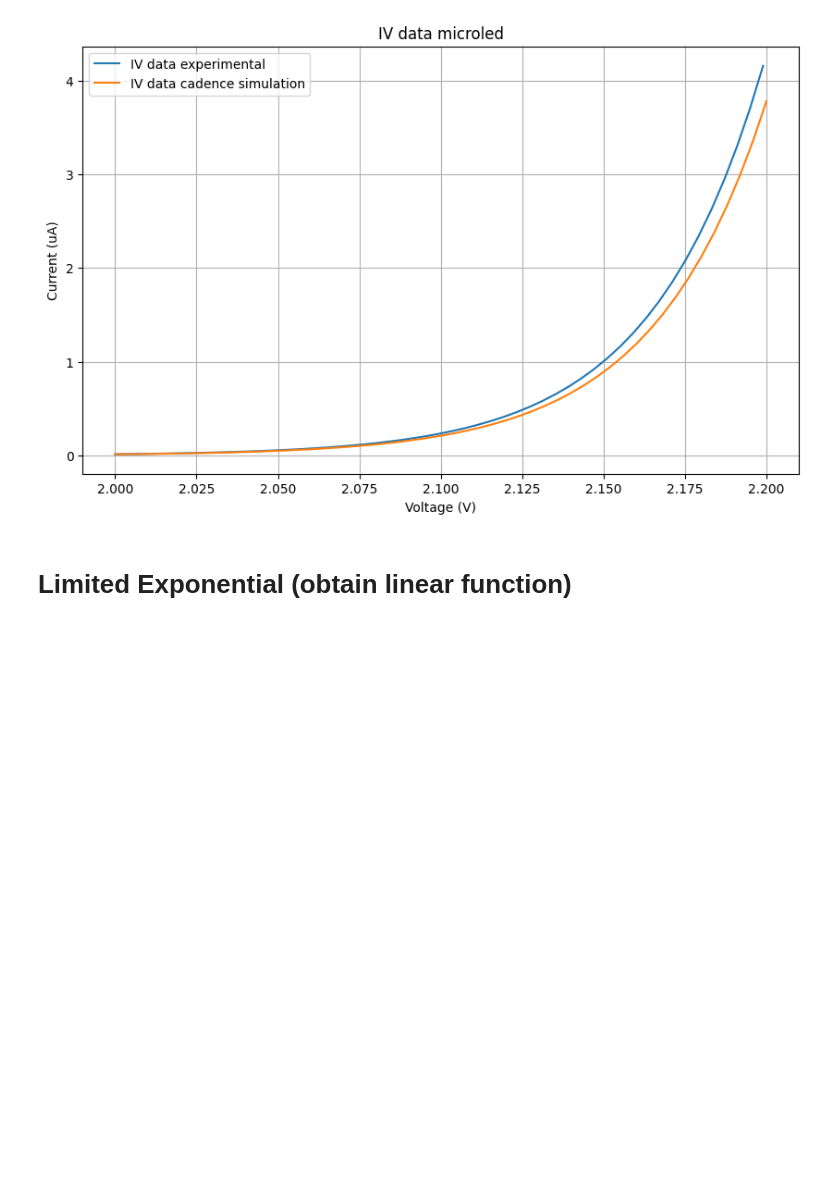
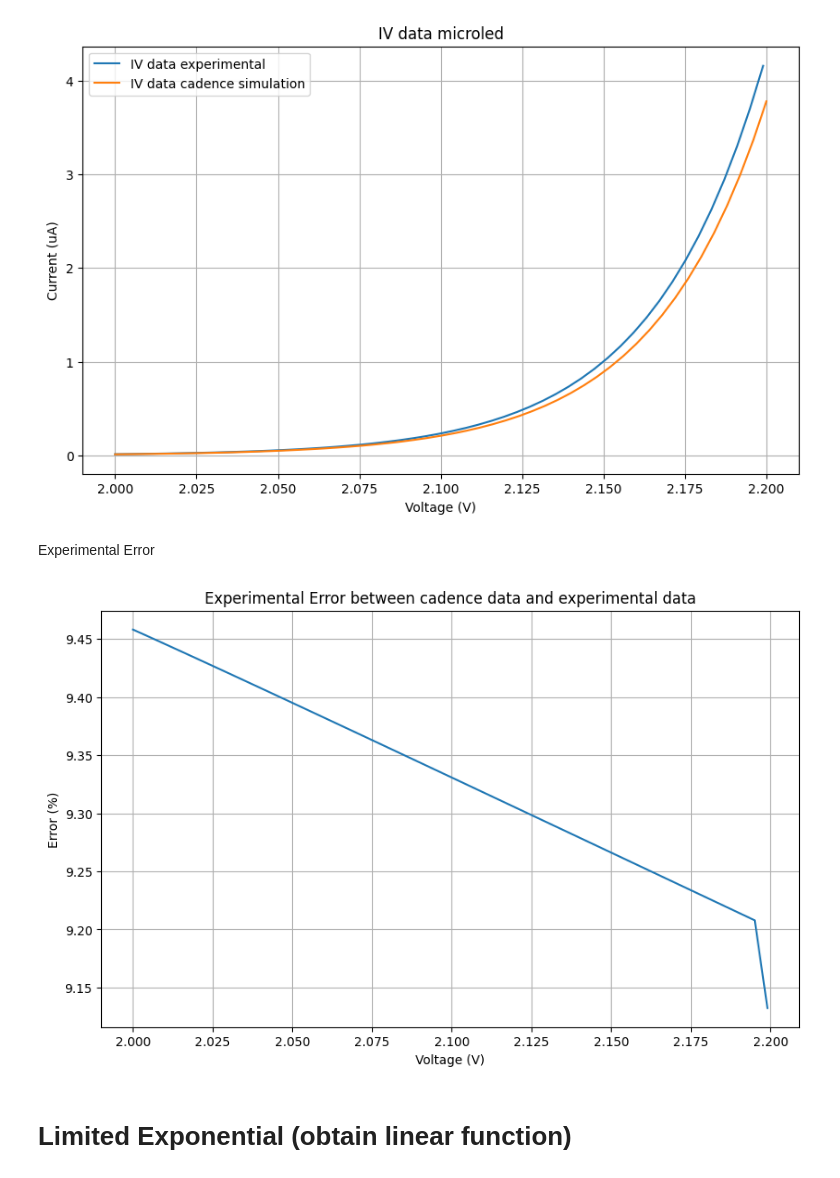
Before and after one commit to rgarmartins/lab3_eda, a Jupyter notebook: lab3.ipynb, the cells around one changed output. Drawn from its saved outputs; the diff is of its cells as text; code cells hidden in the pictures; blank space fills up the shorter version.

```diff
--- a/lab3.ipynb
+++ b/lab3.ipynb
@@ -48,6 +48,18 @@ plt.grid()
 plt.show()
 # %% [output]
 [figure]
+# %% [markdown]
+Experimental Error
+# %%
+plt.figure(2, figsize=(10, 6))
+plt.plot(df_microled['/I2/p1 X'], (abs(df_cadence['/I0/i Y'] * 1e6 - df_microled['/I2/p1 Y'] * 1e6) / (df_microled['/I2/p1 Y'] * 1e6)) * 100)
+plt.xlabel('Voltage (V)')
+plt.ylabel('Error (%)')
+plt.title('Experimental Error between cadence data and experimental data')
+plt.grid()
+plt.show()
+# %% [output]
+[figure, added]
 # %% [markdown]
 # Limited Exponential (obtain linear function)
 # %%
```
Also changed, not shown: parts of 3 cells of this notebook.
